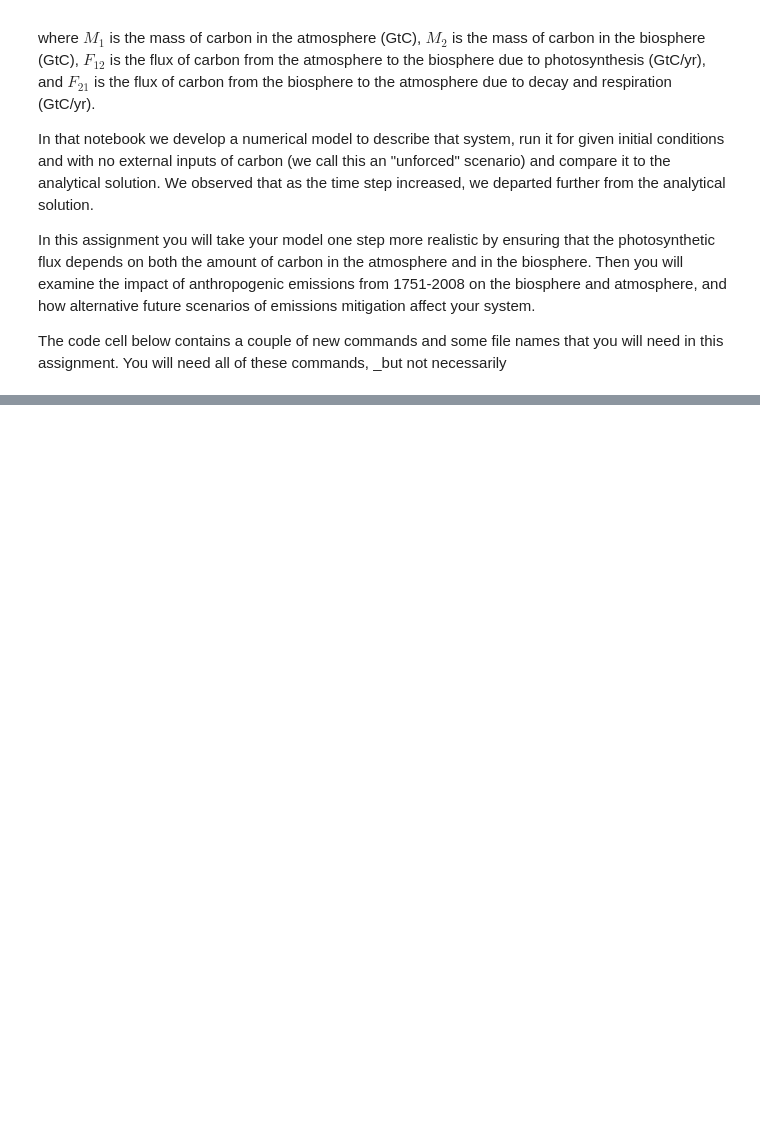
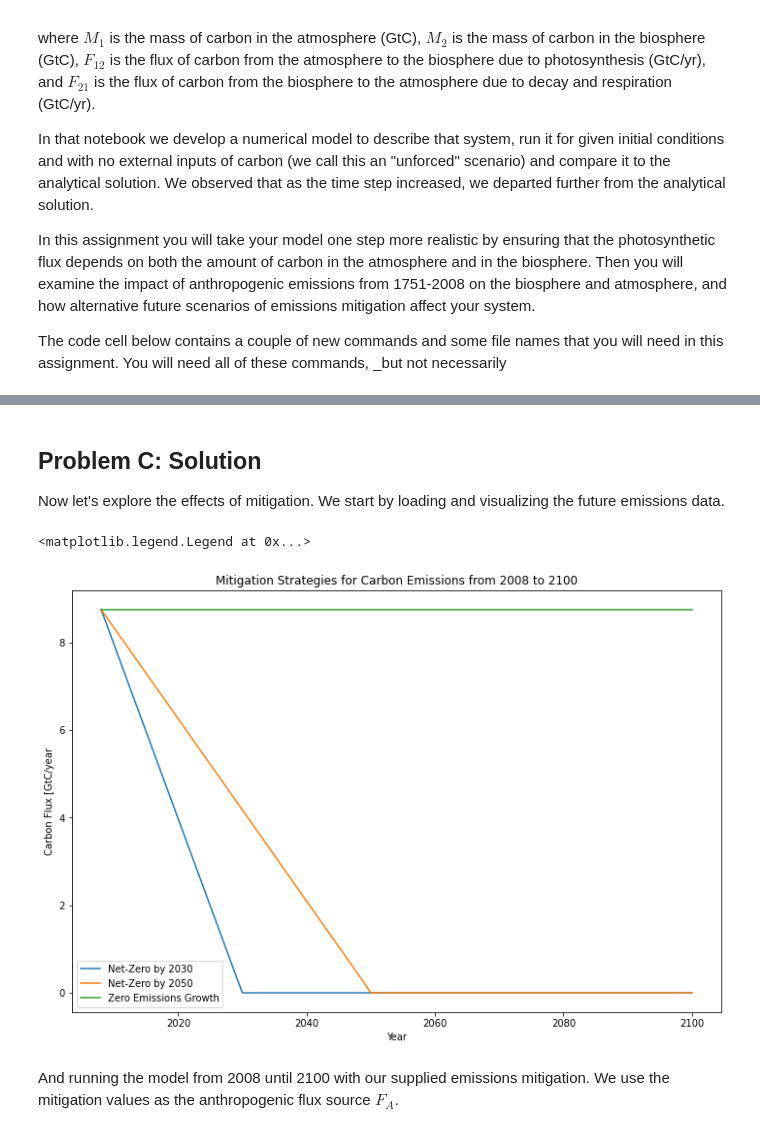
Before and after one commit to DamynChipman/geos518-fall-2021, a Jupyter notebook: mod02/mod02-CarbonModel-Assignment.ipynb, the cells around one changed output, grey strips where cells are left out. Saved outputs shown, nothing was run; the diff lists cells and outputs as text; code cells hidden in the pictures; blank space fills up the shorter version.

```diff
--- a/mod02/mod02-CarbonModel-Assignment.ipynb
+++ b/mod02/mod02-CarbonModel-Assignment.ipynb
@@ -97,0 +230,37 @@ cflux_zeg = data[:,3]
+# %% [markdown]
+## Problem C: Solution
+
+Now let's explore the effects of mitigation. We start by loading and visualizing the future emissions data.
+# %%
+future_emissions_filename = 'EmissionsMitigationScenarios.2008_2100.csv'
+
+data = np.loadtxt(future_emissions_filename, delimiter=',', skiprows=1)
+year = data[:,0]
+cflux_nz2030 = data[:,1]
+cflux_nz2050 = data[:,2]
+cflux_zeg = data[:,3]
+
+# Time domain
+ti = year[0]	                # Initial Time, [years]
+tf = year[-1]	                # Final Time, [years]
+dt = 1/365		                # Time Step, [years]
+t = np.arange(ti, tf+dt, dt) 	# Time, [years]
+Nt = t.shape[0] 				# Number of time steps
+
+cflux_t_nz2030 = np.interp(t, year, cflux_nz2030) # Interpolated Carbon Flux, [GtC/year]
+cflux_t_nz2050 = np.interp(t, year, cflux_nz2050) # Interpolated Carbon Flux, [GtC/year]
+cflux_t_zeg = np.interp(t, year, cflux_zeg) # Interpolated Carbon Flux, [GtC/year]
+
+plt.figure(figsize=(12,8))
+plt.title('Mitigation Strategies for Carbon Emissions from {} to {}'.format(int(year[0]), int(year[-1])))
+plt.plot(year, cflux_nz2030, label='Net-Zero by 2030')
+plt.plot(year, cflux_nz2050, label='Net-Zero by 2050')
+plt.plot(year, cflux_zeg, label='Zero Emissions Growth')
+plt.xlabel('Year')
+plt.ylabel('Carbon Flux [GtC/year')
+plt.legend()
+# %% [output]
+<matplotlib.legend.Legend at 0x...>
+[figure, added]
+# %% [markdown]
+And running the model from 2008 until 2100 with our supplied emissions mitigation. We use the mitigation values as the anthropogenic flux source $F_A$.
```
Also changed, not shown: parts of 17 cells of this notebook, 1 other file.
